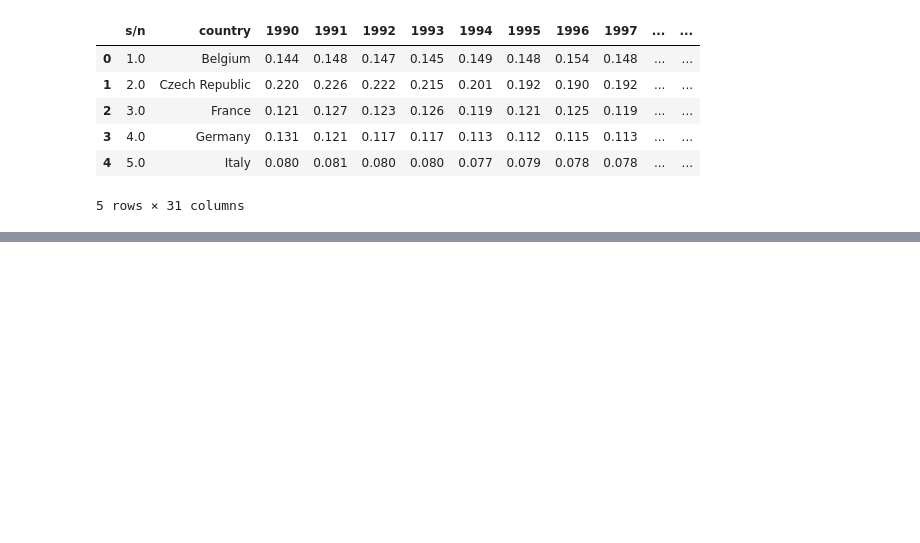
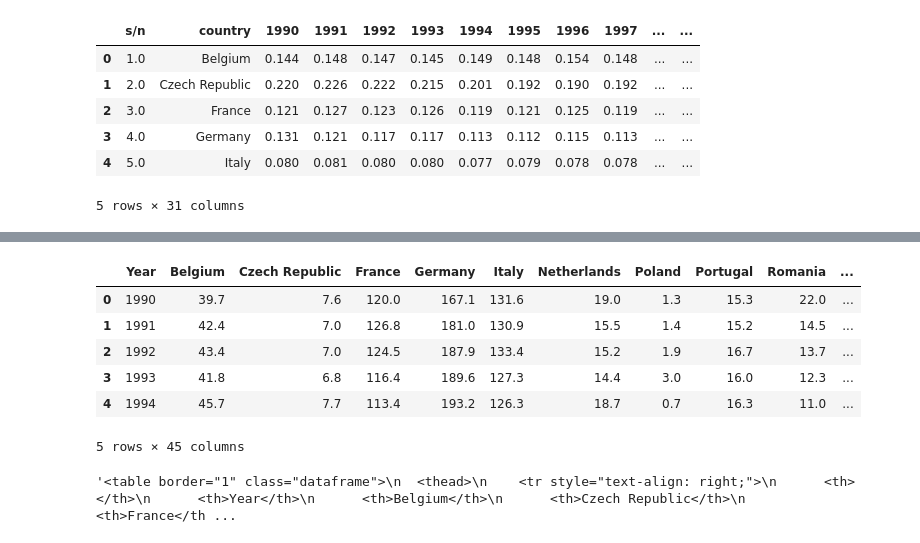
Before and after one commit to tonitiri/Project2, a Jupyter notebook: Templates/Project2.ipynb, the cells around one changed output, grey strips where cells are left out. Saved outputs shown, nothing was run; the diff lists cells and outputs as text; code cells hidden in the pictures; blank space fills up the shorter version.

```diff
--- a/Templates/Project2.ipynb
+++ b/Templates/Project2.ipynb
@@ -408,0 +476,21 @@ for _, row in data_file_pd6.iterrows():
+# %%
+# Save path to data set in a variable
+data_file9 = "C:\\Users\\taiwo\\OneDrive\\Desktop\\PREWORK_TO\\Module 16\\Project2\\Data Files\\EBOT2.csv"
+# %%
+# Use Pandas to read data
+data_file_pd9 = pd.read_csv(data_file9)
+data_file_pd9.head()
+# %% [output]
+|  | Year | Belgium | Czech Republic | France | Germany | Italy | Netherlands | Poland | Portugal | Romania | ... |
+| 0 | 1990 | 39.7 | 7.6 | 120.0 | 167.1 | 131.6 | 19.0 | 1.3 | 15.3 | 22.0 | ... |
+| 1 | 1991 | 42.4 | 7.0 | 126.8 | 181.0 | 130.9 | 15.5 | 1.4 | 15.2 | 14.5 | ... |
+| 2 | 1992 | 43.4 | 7.0 | 124.5 | 187.9 | 133.4 | 15.2 | 1.9 | 16.7 | 13.7 | ... |
+| 3 | 1993 | 41.8 | 6.8 | 116.4 | 189.6 | 127.3 | 14.4 | 3.0 | 16.0 | 12.3 | ... |
+| 4 | 1994 | 45.7 | 7.7 | 113.4 | 193.2 | 126.3 | 18.7 | 0.7 | 16.3 | 11.0 | ... |
+5 rows × 45 columns
+# %%
+#convert dataframe to HTML - EBOT2
+html_table = data_file_pd9.to_html()
+html_table
+# %% [output]
+'<table border="1" class="dataframe">\n  <thead>\n    <tr style="text-align: right;">\n      <th></th>\n      <th>Year</th>\n      <th>Belgium</th>\n      <th>Czech Republic</th>\n      <th>France</th ...
```
Also changed, not shown: parts of 21 cells of this notebook, 5 other files.
